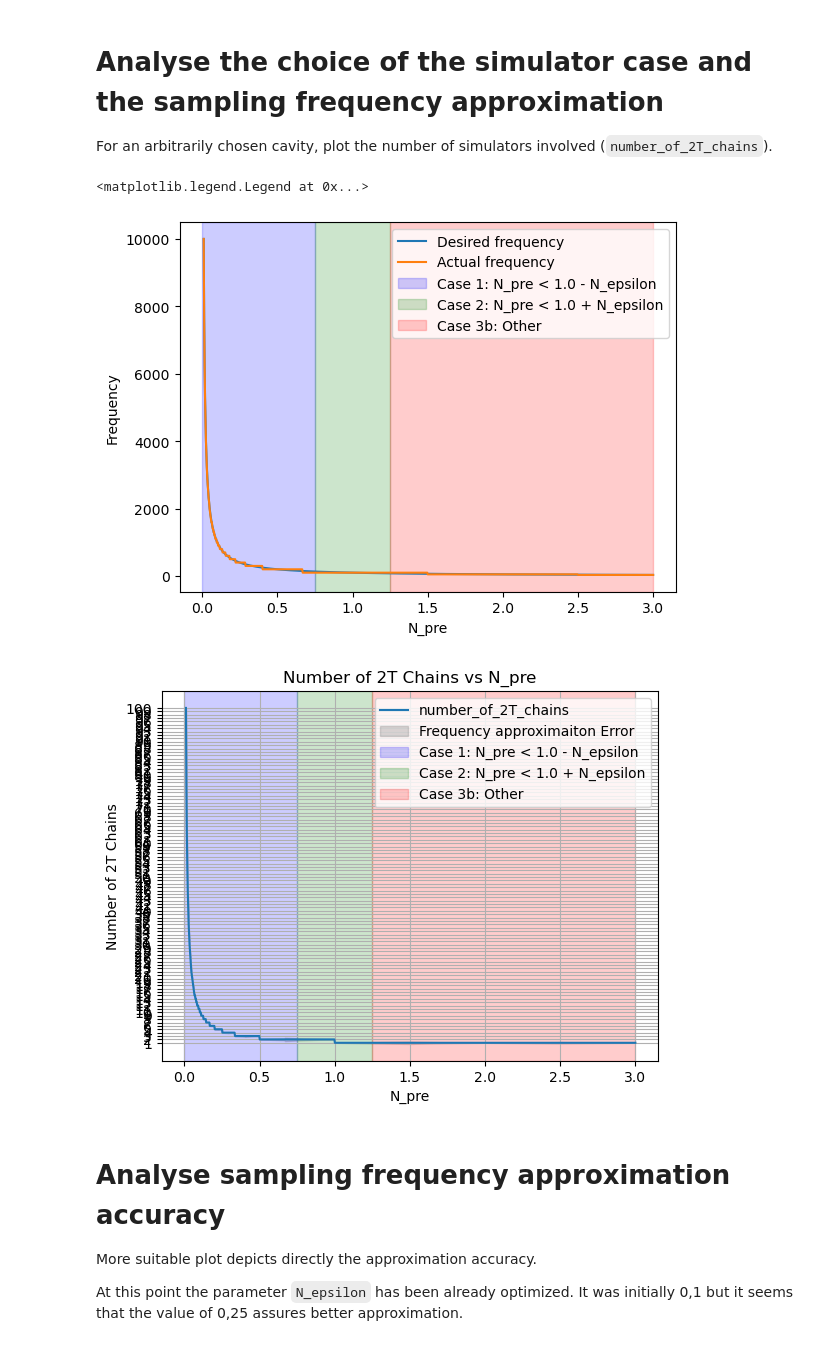
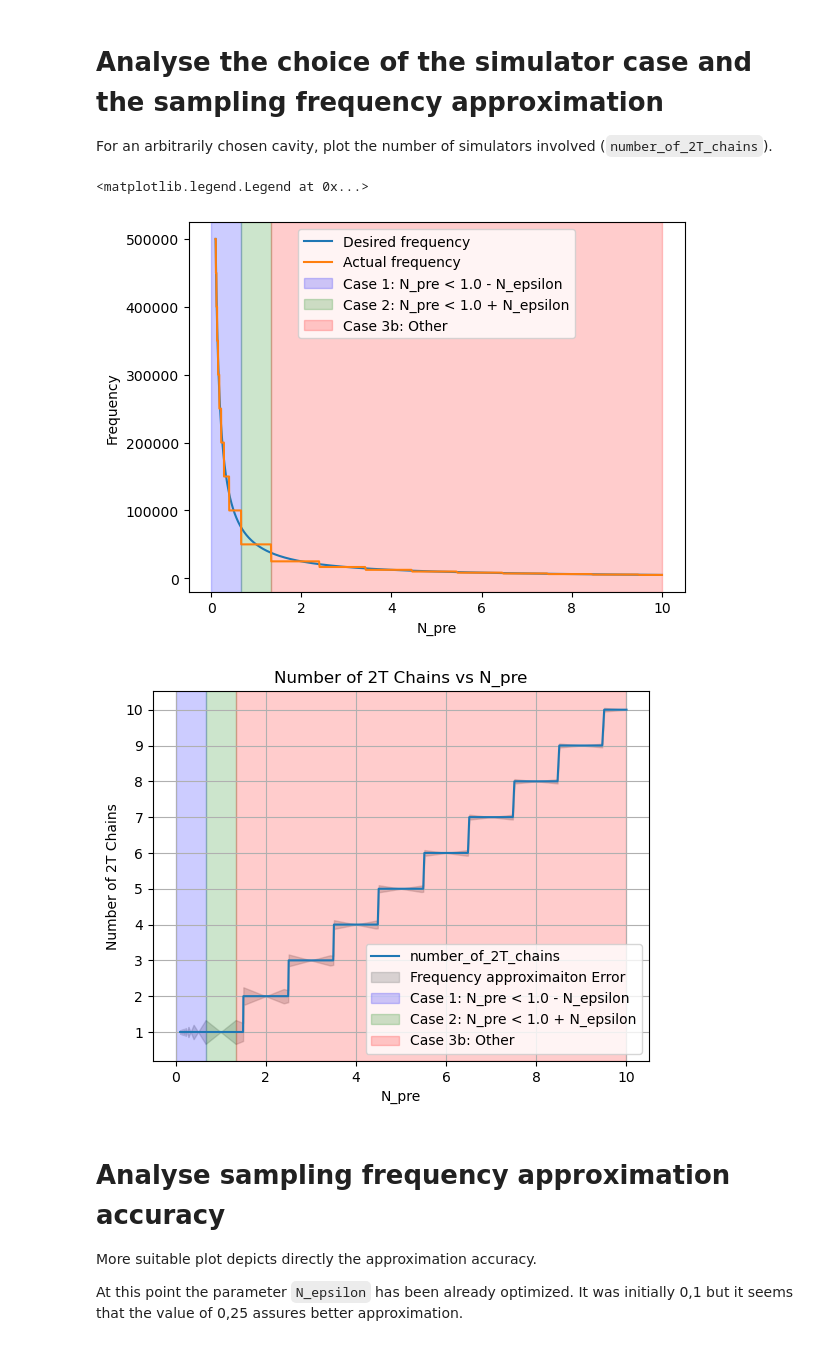
Before and after one commit to matib12/oreonspy, a Jupyter notebook: nb/Simulator development/Simulator cases tests.ipynb, the cells around one changed output. Cells and saved outputs as stored; diff of their text form; code cells hidden in the pictures.

```diff
--- a/nb/Simulator development/Simulator cases tests.ipynb
+++ b/nb/Simulator development/Simulator cases tests.ipynb
@@ -85,12 +173,12 @@
 import matplotlib.pyplot as plt
 
 # Define N_epsilon
-N_epsilon = 0.25
-_2T = 0.01
+N_epsilon = 0.33
+_2T = 6000./3e8  # 2 times the cavity round trip time in seconds (for a 3000 m cavity)
 my_N_eff = 10000
 
 # Generate N_pre values
-N_pre_values = np.linspace(0.01, 3, 1000)
+N_pre_values = np.logspace(-1, 1, 1000)
 
 # Compute number_of_2T_chains for each N_pre
 chains_values = [number_of_2T_chains(N_pre) for N_pre in N_pre_values]
@@ -99,11 +187,13 @@ chains_values = [number_of_2T_chains(N_pre) for N_pre in N_pre_values]
 desired_f_calc_values = []
 actual_f_calc_values = []
 Theta_values = []
+case_values = []
 N_values = []
 for N_pre in N_pre_values:
     desired_f_calc = 1./(N_pre * _2T)
     actual_f_calc, Theta, case, N = real_f_calc(N_pre, N_epsilon, _2T=_2T, desired_f_calc=desired_f_calc, N_eff=my_N_eff)
     desired_f_calc_values.append(desired_f_calc)
+    case_values.append(case)
     actual_f_calc_values.append(actual_f_calc)
     Theta_values.append(Theta)
     N_values.append(N)
@@ -129,45 +219,46 @@ plt.ylabel("Frequency")
 plt.legend()
 # %% [output]
 <matplotlib.legend.Legend at 0x...>
-[figure, old version]
+[figure, new version]
 # %%
 
 # Calculate the absolute error
 f_calc_accuracy = np.abs(actual_f_calc_values - desired_f_calc_values) / desired_f_calc_values
+#f_calc_accuracy = np.abs(actual_f_calc_values - desired_f_calc_values)
 
 # Try to calculate normalized time-step relative error
 N_accuracy = np.abs(1/actual_f_calc_values - 1/desired_f_calc_values) / (1/desired_f_calc_values)
-f_calc_accuracy = N_accuracy
+#f_calc_accuracy = N_accuracy
 
 # Plot the results
 plt.plot(N_pre_values, chains_values, label='number_of_2T_chains')
 
 
 # Plot the error area
 plt.fill_between(N_pre_values,
                  [value - error for value, error in zip(chains_values, f_calc_accuracy)],
                  [value + error for value, error in zip(chains_values, f_calc_accuracy)],
                  color='gray', alpha=0.3, label='Frequency approximaiton Error')
 
 # Add vertical color regions
 plt.axvspan(0, 1.0 - N_epsilon, color='blue', alpha=0.2, label='Case 1: N_pre < 1.0 - N_epsilon')
 plt.axvspan(1.0 - N_epsilon, 1.0 + N_epsilon, color='green', alpha=0.2, label='Case 2: N_pre < 1.0 + N_epsilon')
 plt.axvspan(1.0 + N_epsilon, max(N_pre_values), color='red', alpha=0.2, label='Case 3{0}'.format("a: N_pre > N_max" if case == 2 else "b: Other"))
 
 # Add labels and title
 plt.xlabel('N_pre')
 plt.ylabel('Number of 2T Chains')
 plt.yticks(range(min(chains_values), max(chains_values) + 1))
 plt.title('Number of 2T Chains vs N_pre')
 
 # Add legend and grid
 plt.legend()
 plt.grid(True)
 
 # Show the plot
 plt.show()
 # %% [output]
-[figure, old version]
+[figure, new version]
 # %% [markdown]
 # Analyse sampling frequency approximation accuracy
 
```
Also changed, not shown: parts of 5 cells of this notebook.
